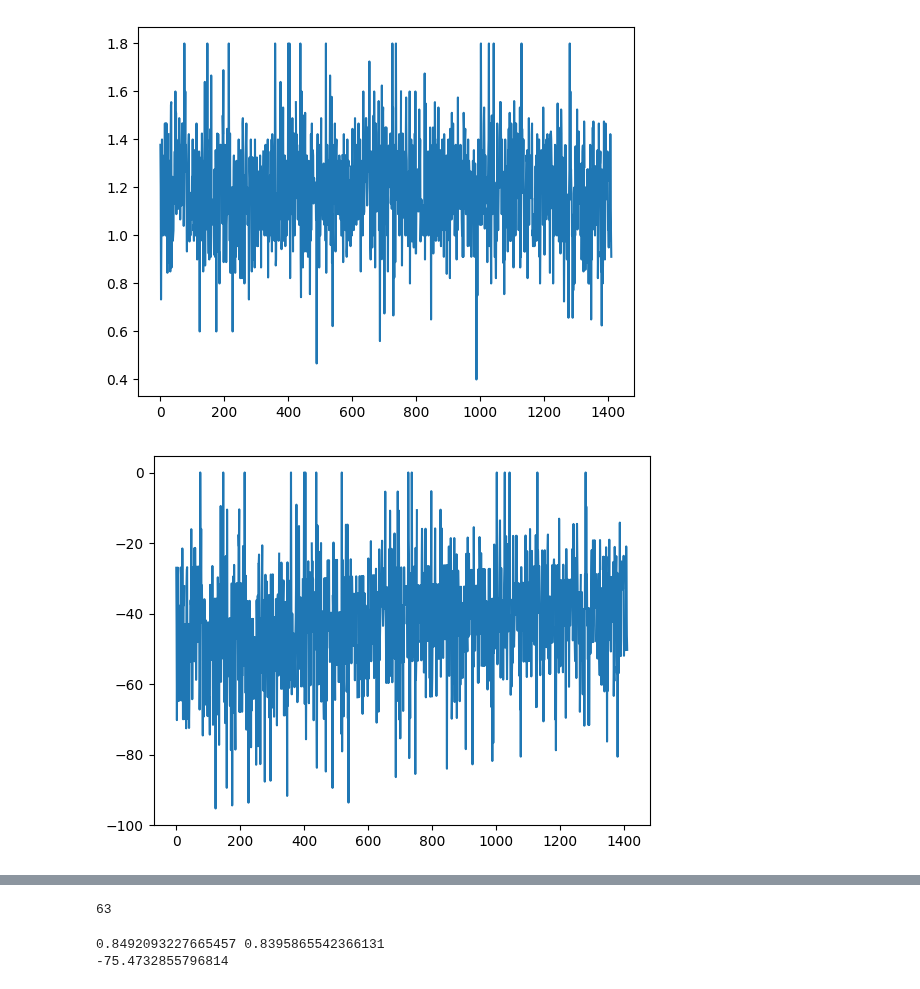
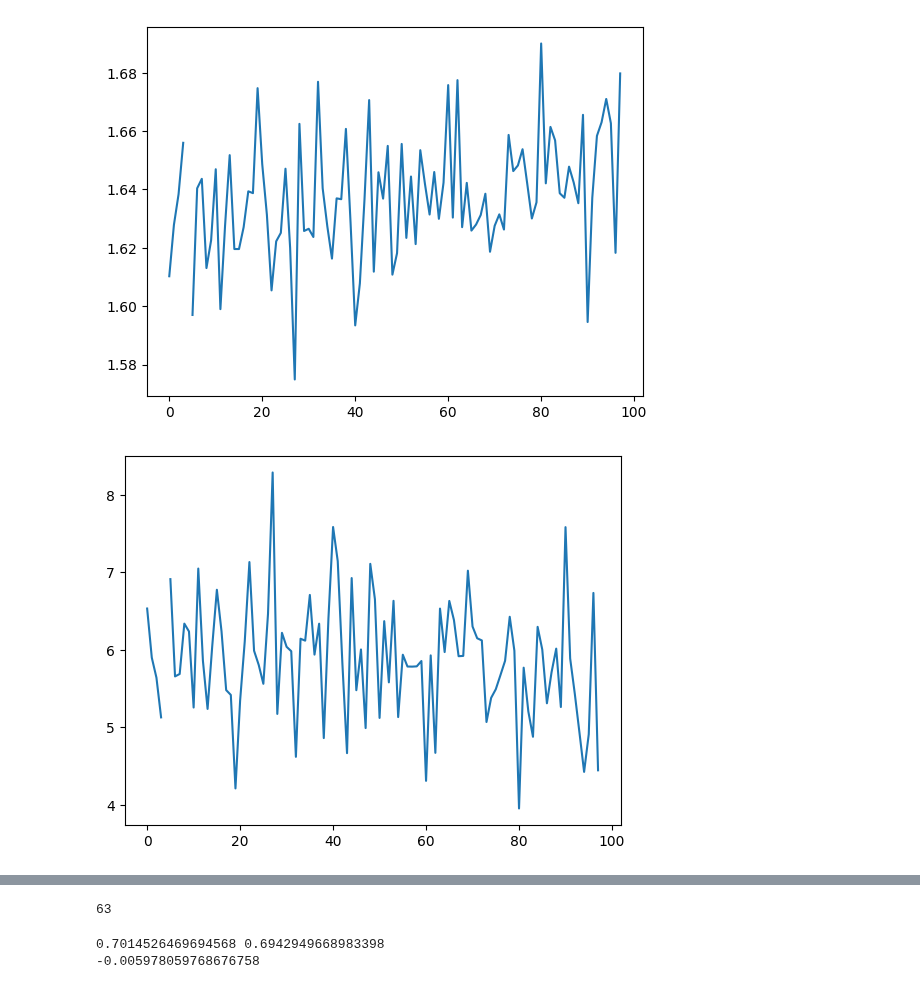
Before and after one commit to mkashani-phd/OptiMAC, a Jupyter notebook: UDP Demo/rx.ipynb, the cells around one changed output, grey strips where cells are left out. Saved outputs shown, nothing was run; the diff lists cells and outputs as text; code cells hidden in the pictures.

```diff
--- a/UDP Demo/rx.ipynb
+++ b/UDP Demo/rx.ipynb
@@ -73,7 +73,7 @@ Y = np.eye(5, dtype=int)
 
 IP = "0.0.0.0"
 PORT = 23422
-Payload_Size_Bytes = 128
+Payload_Size_Bytes = 64
 key = b"key"
 digestmod = 'sha384'
 
@@ -166,7 +166,7 @@ while True:
 
     if cv2.waitKey(1) & 0xFF == ord('q'):
         break
-    if time.time() - start > 55:
+    if time.time() - start > 10:
         break
 cv2.destroyAllWindows()
 # %% [output]
@@ -264,18 +256,18 @@ Corrupt JPEG data: premature end of data segment
 # %%
 plt.plot(total_avg_verification)
 plt.show()
-plt.plot(np.array(total_latency)+offset)
+plt.plot(np.array(total_latency))
 plt.show()
 
 plt.plot(framecnt_total)
 plt.show()
 
 plt.plot(goodput_total)
 plt.show()
 
 goodput_total = np.array(goodput_total)
 
 open('results.txt', 'a+').write(f"goodput: {np.average(goodput_total)}, without zero: {np.average(goodput_total[goodput_total != 0])} \n")
 # %% [output]
-[figure, old version]
+[figure, new version]
-[figure, old version]
+[figure, new version]
@@ -288,5 +280,5 @@ print(np.average(goodput_total[goodput_total != 0]), np.average(goodput_total))
 x = latency[latency != 0]+offset
 print(np.average(x))
 # %% [output]
-0.8492093227665457 0.8395865542366131
--75.4732855796814
+0.7014526469694568 0.6942949668983398
+-0.005978059768676758
```
Also changed, not shown: parts of 2 cells of this notebook, 4 other files.
